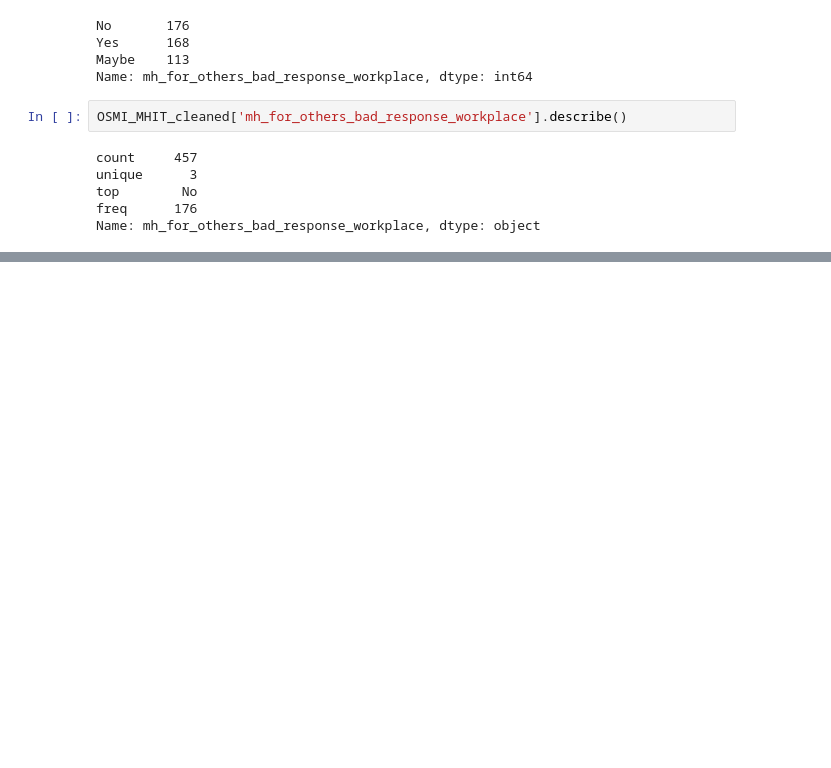
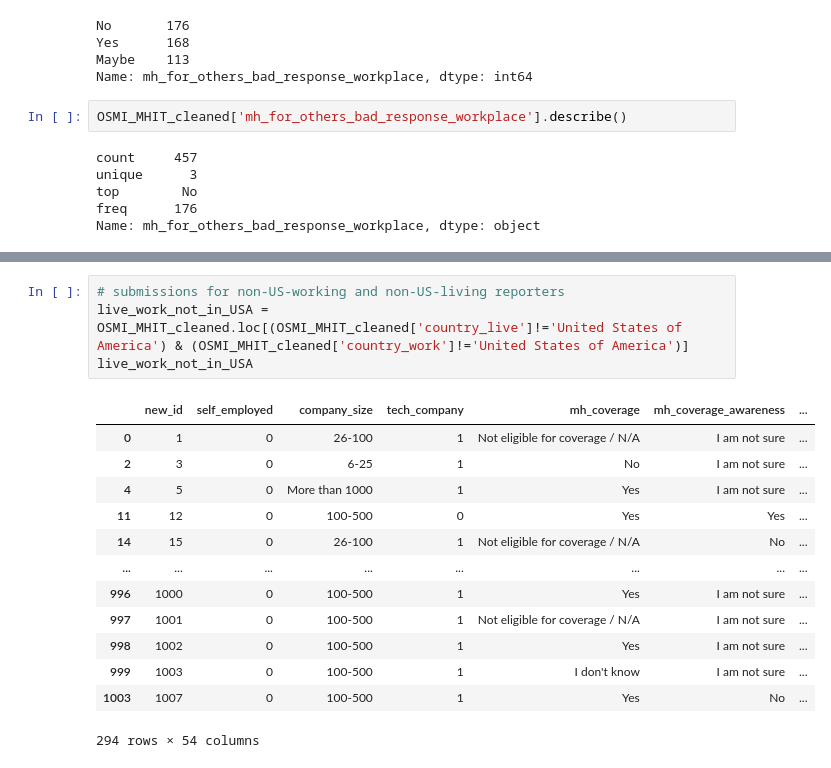
Before and after one commit to ArtTucker/mental_health_and_economics, a Jupyter notebook: practice_files/OSMI_MHIT_exploration.ipynb, the cells around one changed output, grey strips where cells are left out. Cells and saved outputs as stored; diff of their text form; blank space fills up the shorter version.

```diff
--- a/practice_files/OSMI_MHIT_exploration.ipynb
+++ b/practice_files/OSMI_MHIT_exploration.ipynb
@@ -97,0 +152,18 @@ Name: yes_condition_dx, Length: 85, dtype: int64
+# %%
+# submissions for non-US-working and non-US-living reporters
+live_work_not_in_USA = OSMI_MHIT_cleaned.loc[(OSMI_MHIT_cleaned['country_live']!='United States of America') & (OSMI_MHIT_cleaned['country_work']!='United States of America')]
+live_work_not_in_USA
+# %% [output]
+|  | new_id | self_employed | company_size | tech_company | mh_coverage | mh_coverage_awareness | ... |
+| 0 | 1 | 0 | 26-100 | 1 | Not eligible for coverage / N/A | I am not sure | ... |
+| 2 | 3 | 0 | 6-25 | 1 | No | I am not sure | ... |
+| 4 | 5 | 0 | More than 1000 | 1 | Yes | I am not sure | ... |
+| 11 | 12 | 0 | 100-500 | 0 | Yes | Yes | ... |
+| 14 | 15 | 0 | 26-100 | 1 | Not eligible for coverage / N/A | No | ... |
+| ... | ... | ... | ... | ... | ... | ... | ... |
+| 996 | 1000 | 0 | 100-500 | 1 | Yes | I am not sure | ... |
+| 997 | 1001 | 0 | 100-500 | 1 | Not eligible for coverage / N/A | I am not sure | ... |
+| 998 | 1002 | 0 | 100-500 | 1 | Yes | I am not sure | ... |
+| 999 | 1003 | 0 | 100-500 | 1 | I don't know | I am not sure | ... |
+| 1003 | 1007 | 0 | 100-500 | 1 | Yes | No | ... |
+294 rows × 54 columns
```
Also changed, not shown: parts of 17 cells of this notebook.
